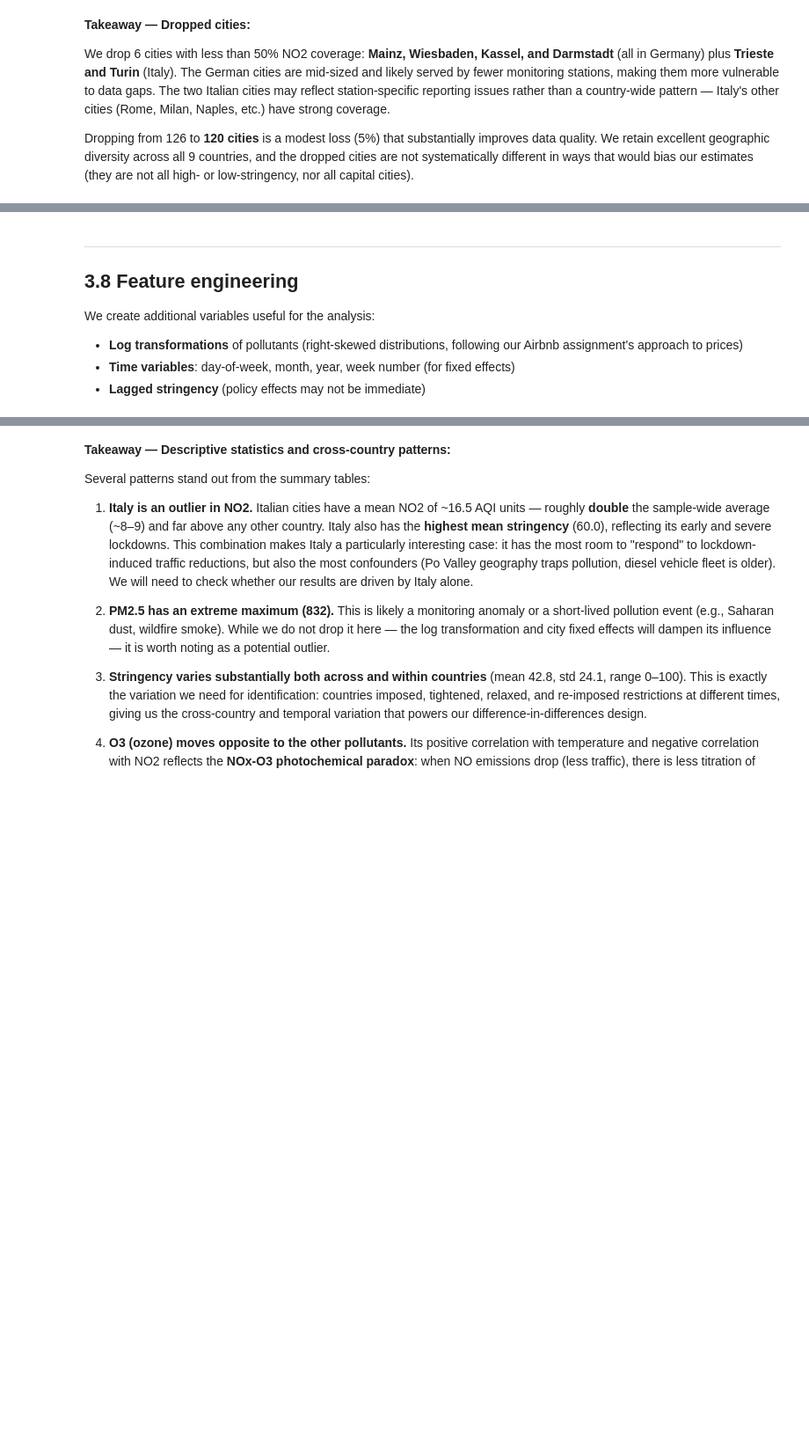
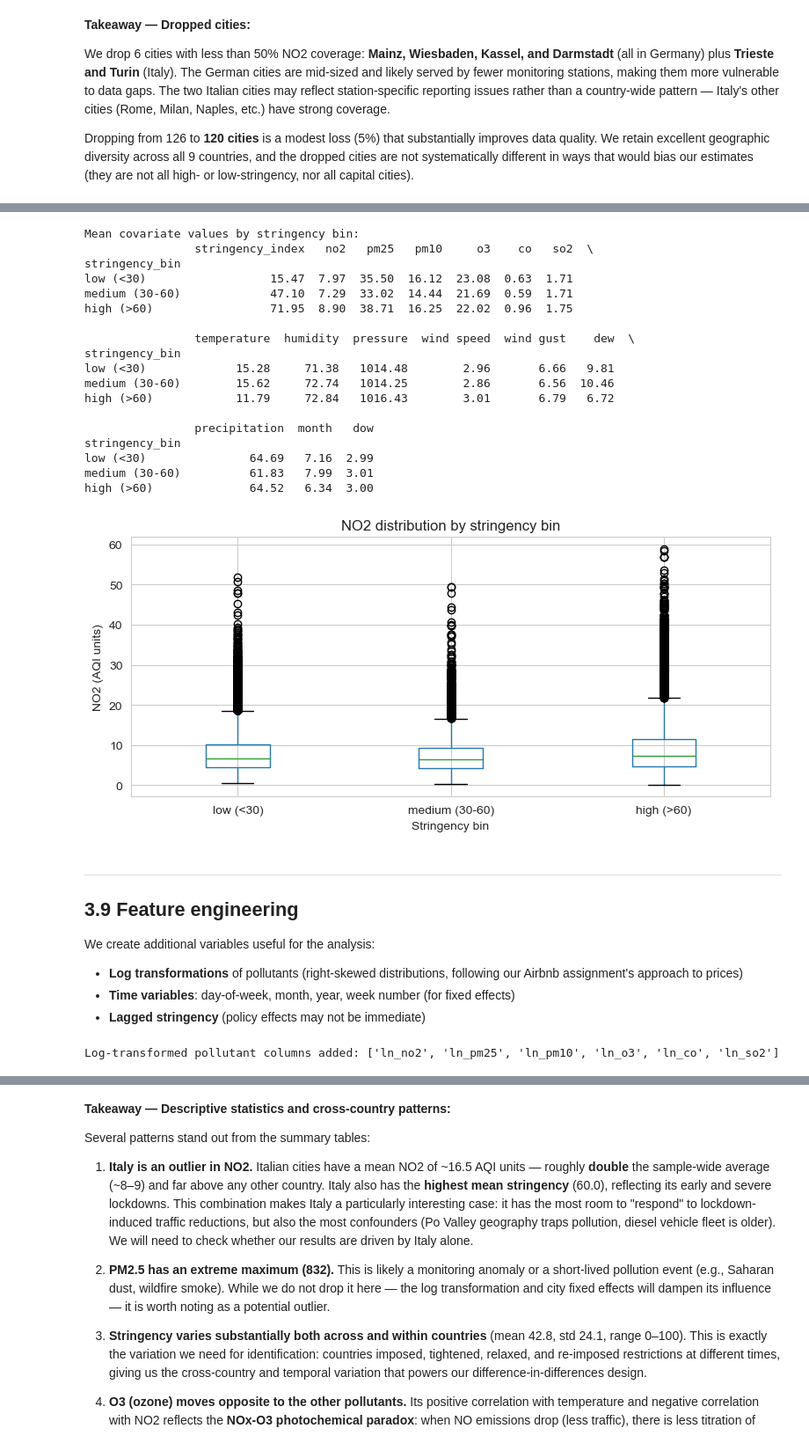
Before and after one commit to borikovacs/da4_term_project, a Jupyter notebook: code/3_data_cleaning.ipynb, the cells around one changed output, grey strips where cells are left out. Shown at 88% size. Cells and saved outputs as stored; diff of their text form; code cells hidden in the pictures; blank space fills up the shorter version.

Commit message:
common support & ez-az

```diff
--- a/code/3_data_cleaning.ipynb
+++ b/code/3_data_cleaning.ipynb
@@ -339,6 +485,57 @@ if 'no2' in df_panel.columns:
+# %%
+# Define high/low stringency bins
+df_panel['stringency_bin'] = pd.cut(
+    df_panel['stringency_index'],
+    bins=[0, 30, 60, 100],
+    labels=['low (<30)', 'medium (30-60)', 'high (>60)']
+)
+
+# Check covariate distributions by stringency bin
+support_vars = (
+    ['stringency_index'] +
+    pollutants +          # ['no2', 'pm25', 'pm10', 'o3', 'co', 'so2']
+    weather_vars +        # ['temperature', 'humidity', 'pressure', 'wind speed', 'wind gust', 'dew', 'precipitation']
+    ['month', 'dow']      # time variables (defined in Cell 26)
+)
+support_vars = [v for v in support_vars if v in df_panel.columns]
+
+print("Mean covariate values by stringency bin:")
+print(df_panel.groupby('stringency_bin')[support_vars].mean().round(2))
+
+# Visualize only NO2 distribution across stringency bins
+if 'no2' in df_panel.columns:
+    fig, ax = plt.subplots(figsize=(8, 4))
+    df_panel.boxplot(column='no2', by='stringency_bin', ax=ax)
+    ax.set_title('NO2 distribution by stringency bin')
+    ax.set_xlabel('Stringency bin')
+    ax.set_ylabel('NO2 (AQI units)')
+    plt.suptitle('')  # suppress the default pandas boxplot title
+    plt.tight_layout()
+    plt.savefig('../output/figures/common_support_no2.png', dpi=100, bbox_inches='tight')
+    plt.show()
+# %% [output]
+Mean covariate values by stringency bin:
+                stringency_index   no2   pm25   pm10     o3    co   so2  \
+stringency_bin
+low (<30)                  15.47  7.97  35.50  16.12  23.08  0.63  1.71
+medium (30-60)             47.10  7.29  33.02  14.44  21.69  0.59  1.71
+high (>60)                 71.95  8.90  38.71  16.25  22.02  0.96  1.75
+
+                temperature  humidity  pressure  wind speed  wind gust    dew  \
+stringency_bin
+low (<30)             15.28     71.38   1014.48        2.96       6.66   9.81
+medium (30-60)        15.62     72.74   1014.25        2.86       6.56  10.46
+high (>60)            11.79     72.84   1016.43        3.01       6.79   6.72
+
+                precipitation  month   dow
+stringency_bin
+low (<30)               64.69   7.16  2.99
+medium (30-60)          61.83   7.99  3.01
+high (>60)              64.52   6.34  3.00
+[figure, added]
 # %% [markdown]
 ---
-## 3.8 Feature engineering
+## 3.9 Feature engineering
 
 We create additional variables useful for the analysis:
 
@@ -357,6 +554,8 @@ for col in pollutants:
         df_panel[f'ln_{col}'] = df_panel[f'ln_{col}'].replace([np.inf, -np.inf], np.nan)
 
 print('Log-transformed pollutant columns added:', [c for c in df_panel.columns if c.startswith('ln_')])
+# %% [output]
+Log-transformed pollutant columns added: ['ln_no2', 'ln_pm25', 'ln_pm10', 'ln_o3', 'ln_co', 'ln_so2']
 # %%
 # Time variables for fixed effects and seasonal controls
 df_panel['year'] = df_panel['date'].dt.year
```
Also changed, not shown: parts of 29 cells of this notebook, 7 other files.
